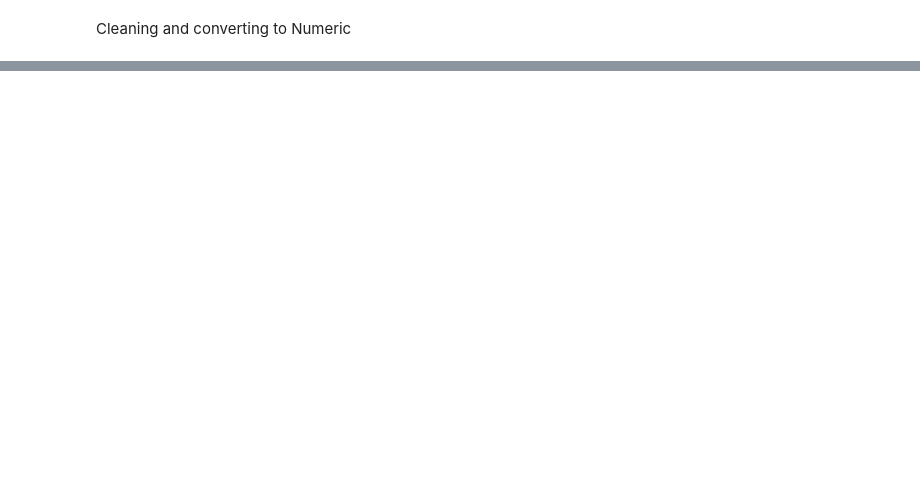
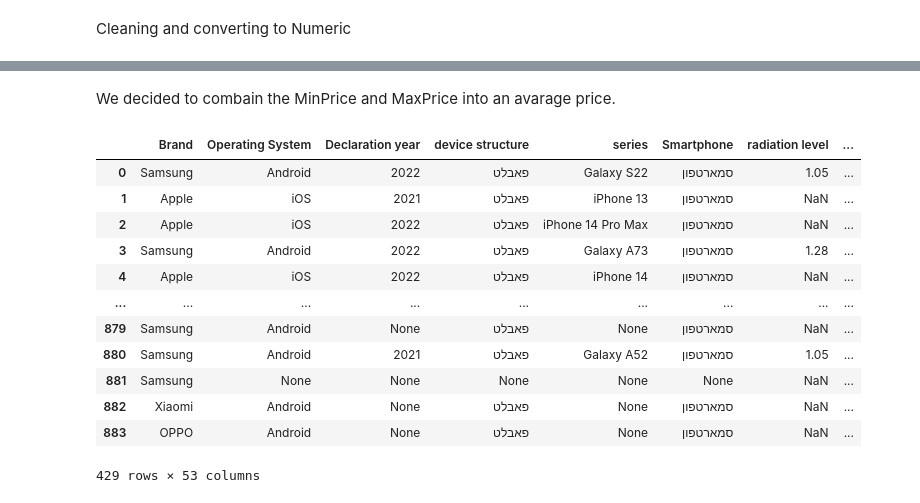
Before and after one commit to Davidtal1/PhoneProjects, a Jupyter notebook: PhonesProject.ipynb, the cells around one changed output, grey strips where cells are left out. Saved outputs shown, nothing was run; the diff lists cells and outputs as text; code cells hidden in the pictures; blank space fills up the shorter version.

```diff
--- a/PhonesProject.ipynb
+++ b/PhonesProject.ipynb
@@ -349,0 +355,21 @@ Name: resolution, Length: 429, dtype: object
+# %% [markdown]
+We decided to combain the MinPrice and MaxPrice into an avarage price.
+# %%
+dfUnionPrice=df_WithNone.copy()
+dfUnionPrice['Price']=(dfUnionPrice['Minprice'] + dfUnionPrice['Maxprice'])/2
+dfUnionPrice=dfUnionPrice.drop(['Minprice','Maxprice'],axis=1)
+dfUnionPrice
+# %% [output]
+|  | Brand | Operating System | Declaration year | device structure | series | Smartphone | radiation level | ... |
+| 0 | Samsung | Android | 2022 | פאבלט | Galaxy S22 | סמארטפון | 1.05 | ... |
+| 1 | Apple | iOS | 2021 | פאבלט | iPhone 13 | סמארטפון | NaN | ... |
+| 2 | Apple | iOS | 2022 | פאבלט | iPhone 14 Pro Max | סמארטפון | NaN | ... |
+| 3 | Samsung | Android | 2022 | פאבלט | Galaxy A73 | סמארטפון | 1.28 | ... |
+| 4 | Apple | iOS | 2022 | פאבלט | iPhone 14 | סמארטפון | NaN | ... |
+| ... | ... | ... | ... | ... | ... | ... | ... | ... |
+| 879 | Samsung | Android | None | פאבלט | None | סמארטפון | NaN | ... |
+| 880 | Samsung | Android | 2021 | פאבלט | Galaxy A52 | סמארטפון | 1.05 | ... |
+| 881 | Samsung | None | None | None | None | None | NaN | ... |
+| 882 | Xiaomi | Android | None | פאבלט | None | סמארטפון | NaN | ... |
+| 883 | OPPO | Android | None | פאבלט | None | סמארטפון | NaN | ... |
+429 rows × 53 columns
```
Also changed, not shown: parts of 9 cells of this notebook.
